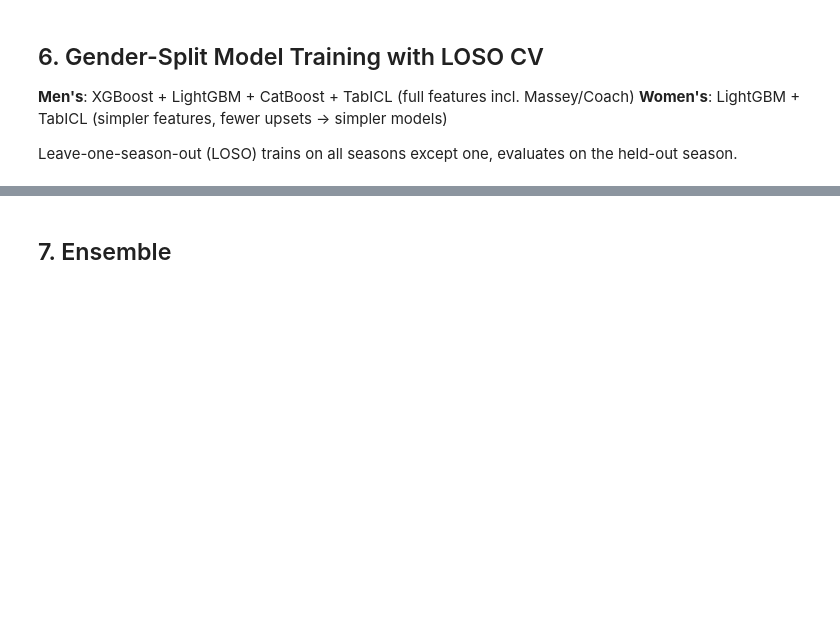
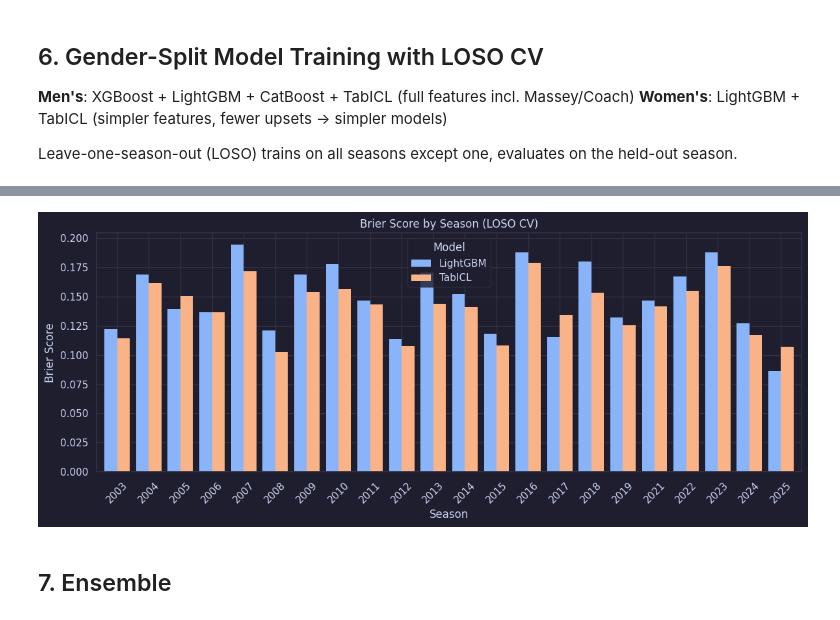
Before and after one commit to aelhajj/kaggle_march_ml_mania_2026, a Jupyter notebook: notebook.ipynb, the cells around one changed output, grey strips where cells are left out. Saved outputs shown, nothing was run; the diff lists cells and outputs as text; code cells hidden in the pictures; blank space fills up the shorter version.

```diff
--- a/notebook.ipynb
+++ b/notebook.ipynb
@@ -785,3 +837,8 @@ plt.show()
+# %%
+plot_brier_by_season(cv_results_w, C.cycle)
+plt.show()
+# %% [output]
+[figure, added]
 # %% [markdown]
 ## 7. Ensemble
 # %%
```
Also changed, not shown: parts of 18 cells of this notebook.
